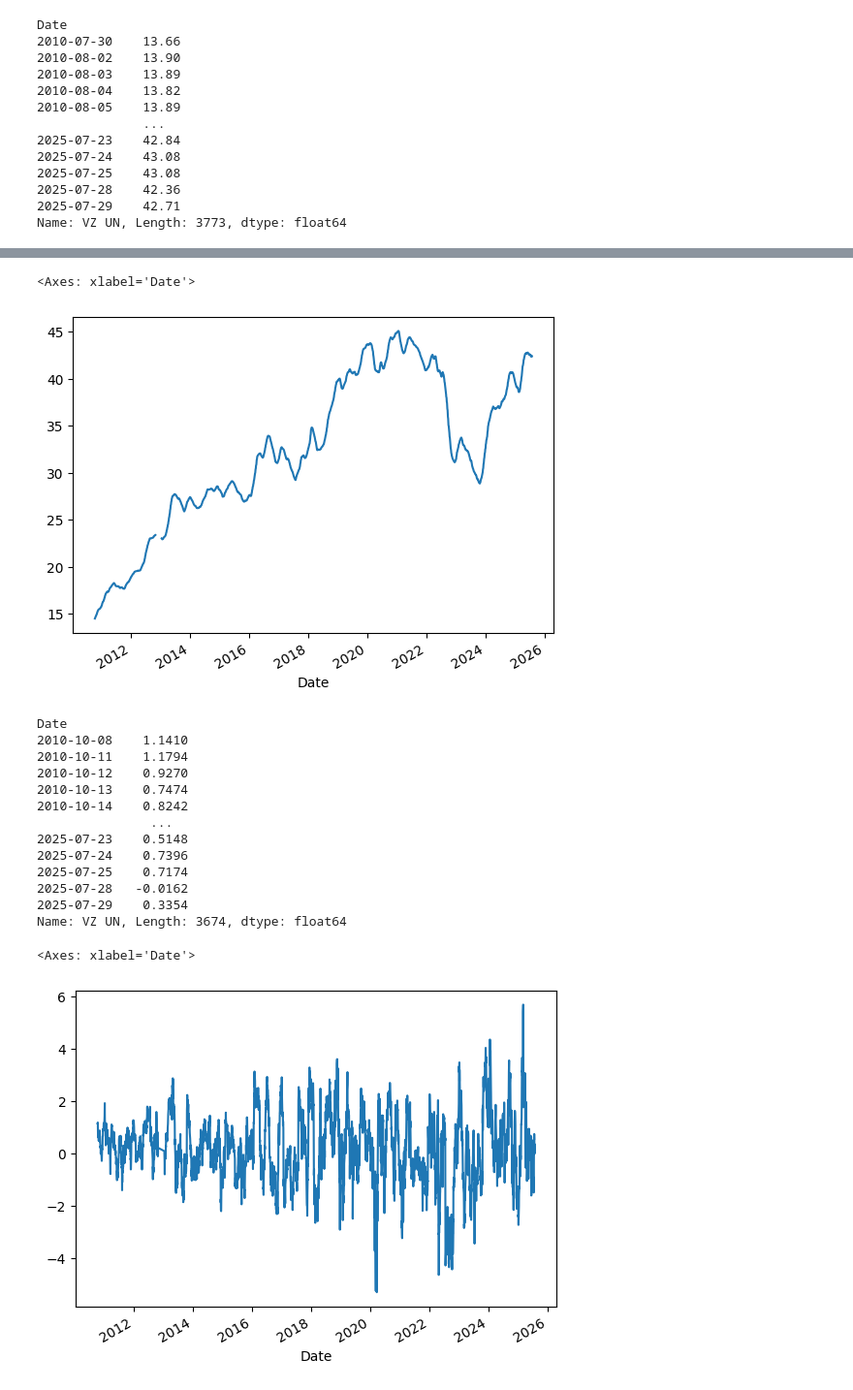
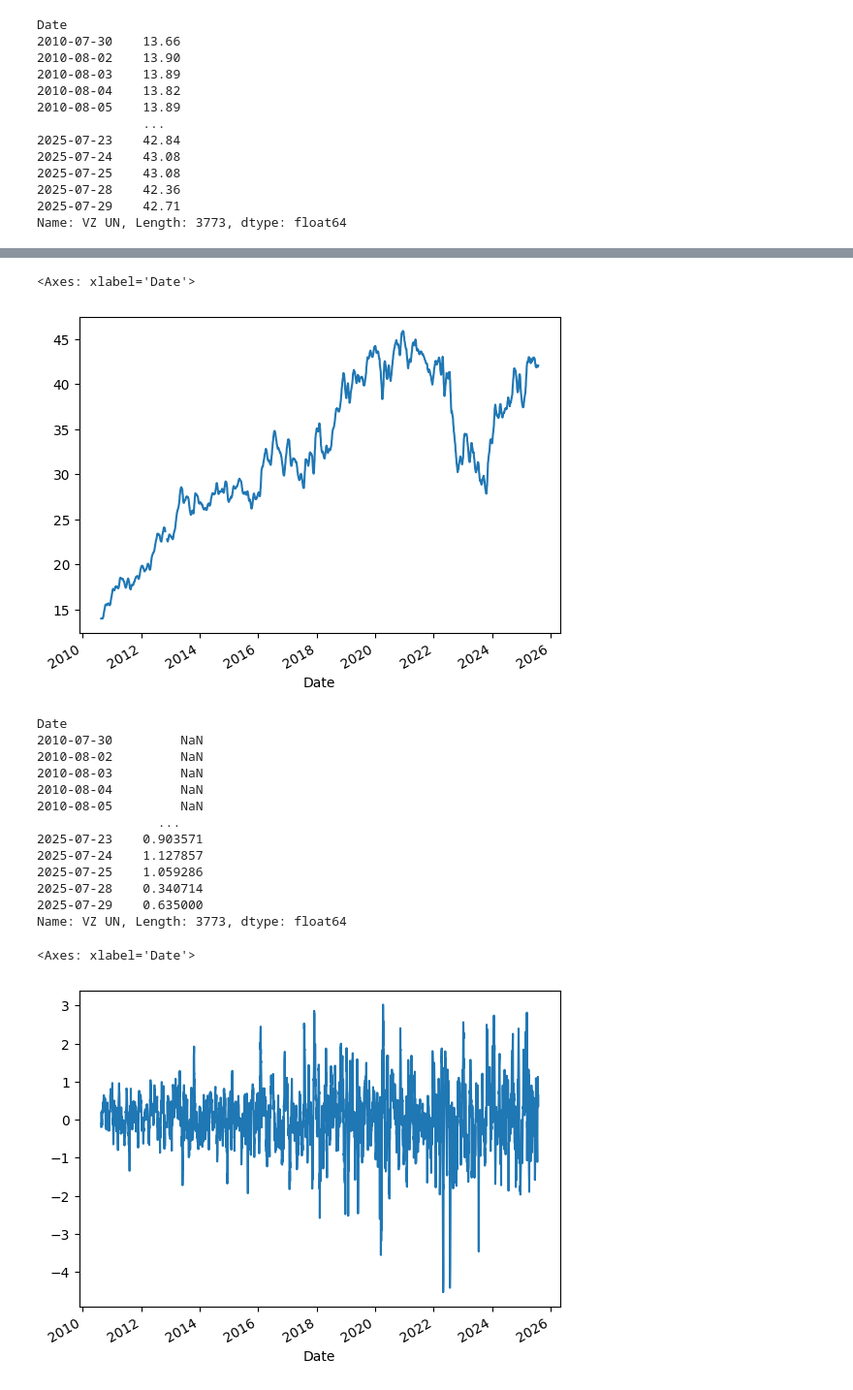
Before and after one commit to phawatboom/Capital-compass, a Jupyter notebook: Data Analysis/data_exploration.ipynb, the cells around one changed output, grey strips where cells are left out. Shown at 97% size. Saved outputs shown, nothing was run; the diff lists cells and outputs as text; code cells hidden in the pictures.

```diff
--- a/Data Analysis/data_exploration.ipynb
+++ b/Data Analysis/data_exploration.ipynb
@@ -40,7 +41,7 @@ Date
 2025-07-29    42.71
 Name: VZ UN, Length: 3773, dtype: float64
 # %%
-vz_us = df["VZ UN"]
+vz_us = df["BA UN"]
 vz_us.plot()
 # %% [output]
 <Axes: xlabel='Date'>
@@ -48,32 +349,31 @@ vz_us.plot()
 # %%
-ma_window = 50
+ma_window = 14
 moving_average = vz_us.rolling(window=ma_window).mean()
 moving_average.plot()
 # %% [output]
 <Axes: xlabel='Date'>
-[figure, old version]
+[figure, new version]
 # %%
 # calculate how the data deviate from the mean
 deviation = vz_us - moving_average
-deviation = deviation.dropna() #remove NA because moving average has missing values
 print(deviation)
 deviation.plot()
 # %% [output]
 Date
-2010-10-08    1.1410
-2010-10-11    1.1794
-2010-10-12    0.9270
-2010-10-13    0.7474
-2010-10-14    0.8242
-               ...
-2025-07-23    0.5148
-2025-07-24    0.7396
-2025-07-25    0.7174
-2025-07-28   -0.0162
-2025-07-29    0.3354
-Name: VZ UN, Length: 3674, dtype: float64
+2010-07-30         NaN
+2010-08-02         NaN
+2010-08-03         NaN
+2010-08-04         NaN
+2010-08-05         NaN
+                ...
+2025-07-23    0.903571
+2025-07-24    1.127857
+2025-07-25    1.059286
+2025-07-28    0.340714
+2025-07-29    0.635000
+Name: VZ UN, Length: 3773, dtype: float64
 <Axes: xlabel='Date'>
-[figure, old version]
+[figure, new version]
 # %%
 the_mean = 0
 above_mean = deviation > 0
```
Also changed, not shown: parts of 23 cells of this notebook.
